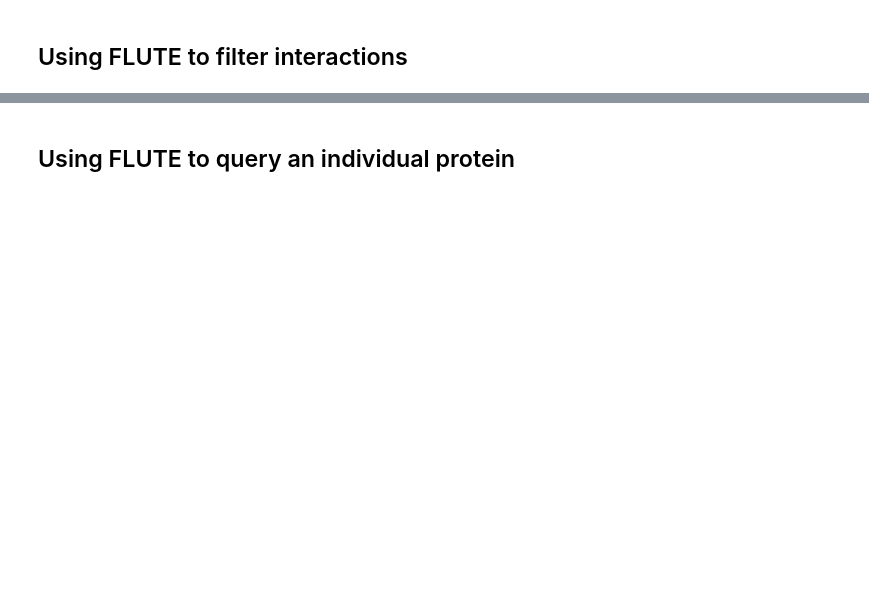
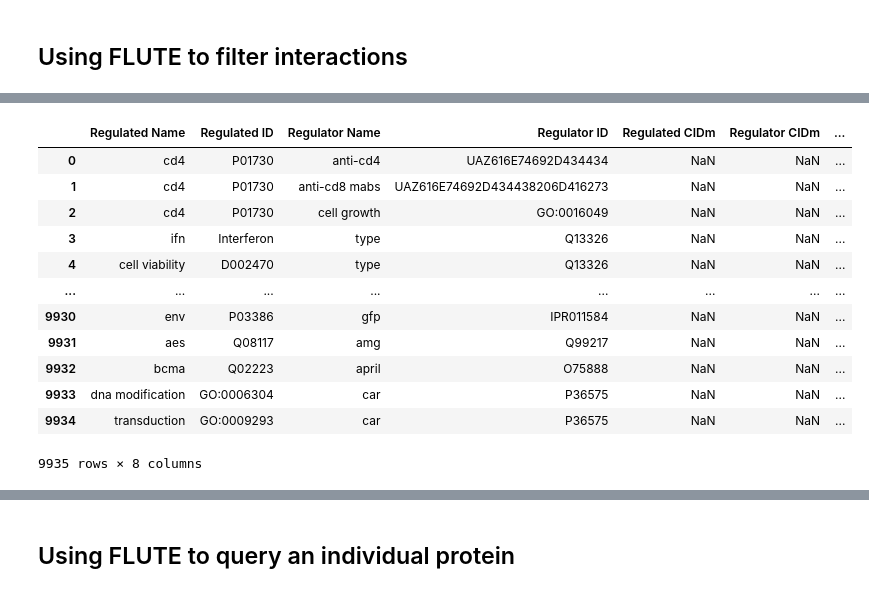
Before and after one commit to pitt-miskov-zivanov-lab/FLUTE, a Jupyter notebook: examples/use_FLUTE.ipynb, the cells around one changed output, grey strips where cells are left out. Cells and saved outputs as stored; diff of their text form; code cells hidden in the pictures; blank space fills up the shorter version.

```diff
--- a/examples/use_FLUTE.ipynb
+++ b/examples/use_FLUTE.ipynb
@@ -39,0 +69,4 @@ File filtered: input/example.xlsx Time: 234.89838981628418 seconds
+# %%
+# returns lower-case protein-only interactions:ppis/pcis/pbpis
+pt_only_ints = run_FLUTE.filter_protein_ints(interaction_df)
+pt_only_ints
@@ -39,0 +87,3 @@ File filtered: input/example.xlsx Time: 234.89838981628418 seconds
+# %%
+pt_only_ints = run_FLUTE.get_chem_id(pt_only_ints)
+pt_only_ints
@@ -39,0 +104,17 @@ File filtered: input/example.xlsx Time: 234.89838981628418 seconds
+# %%
+pt_only_ints = run_FLUTE.get_go_id(pt_only_ints)
+pt_only_ints
+# %% [output]
+|  | Regulated Name | Regulated ID | Regulator Name | Regulator ID | Regulated CIDm | Regulator CIDm | ... |
+| 0 | cd4 | P01730 | anti-cd4 | UAZ616E74692D434434 | NaN | NaN | ... |
+| 1 | cd4 | P01730 | anti-cd8 mabs | UAZ616E74692D434438206D416273 | NaN | NaN | ... |
+| 2 | cd4 | P01730 | cell growth | GO:0016049 | NaN | NaN | ... |
+| 3 | ifn | Interferon | type | Q13326 | NaN | NaN | ... |
+| 4 | cell viability | D002470 | type | Q13326 | NaN | NaN | ... |
+| ... | ... | ... | ... | ... | ... | ... | ... |
+| 9930 | env | P03386 | gfp | IPR011584 | NaN | NaN | ... |
+| 9931 | aes | Q08117 | amg | Q99217 | NaN | NaN | ... |
+| 9932 | bcma | Q02223 | april | O75888 | NaN | NaN | ... |
+| 9933 | dna modification | GO:0006304 | car | P36575 | NaN | NaN | ... |
+| 9934 | transduction | GO:0009293 | car | P36575 | NaN | NaN | ... |
+9935 rows × 8 columns
```
Also changed, not shown: parts of 37 cells of this notebook, 19 other files.
